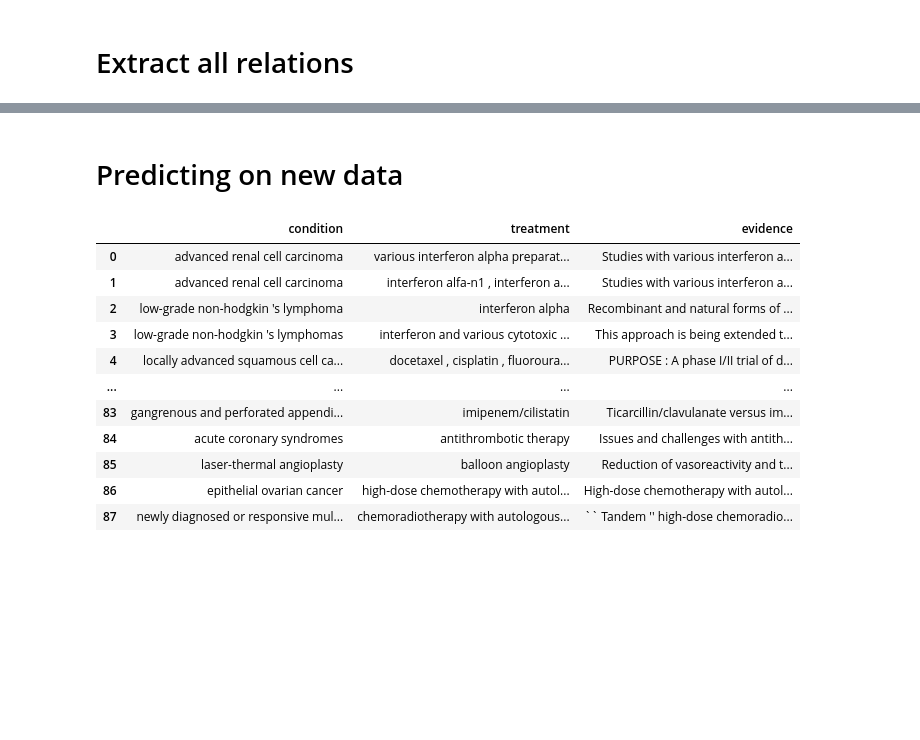
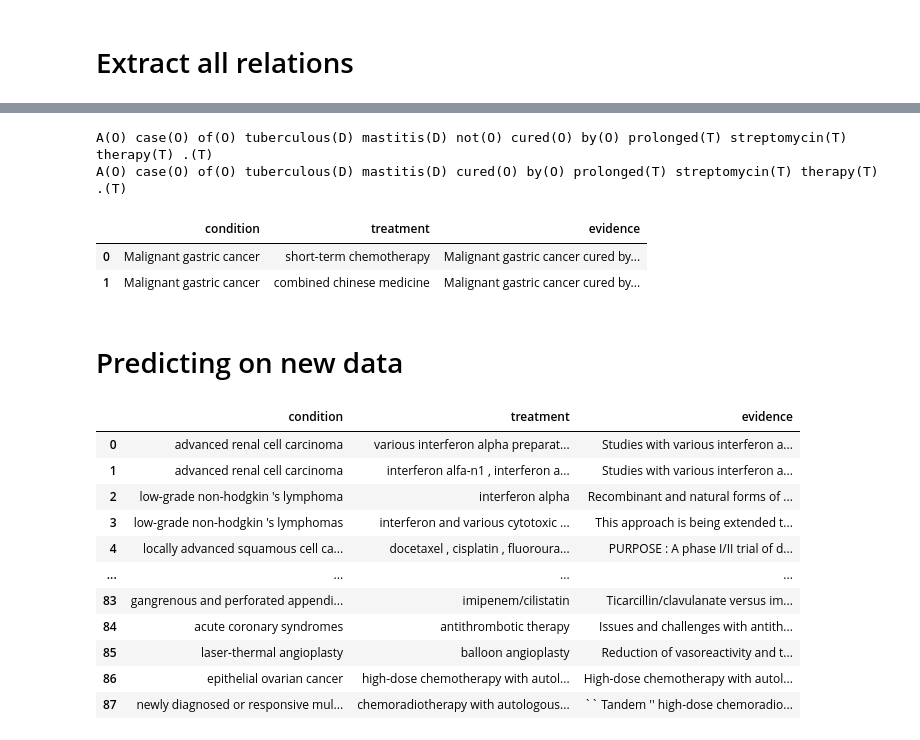
Before and after one commit to orlevit/Intro_to_NLP, a Jupyter notebook: task4/medical/medical.ipynb, the cells around one changed output, grey strips where cells are left out. Drawn from its saved outputs; the diff is of its cells as text; code cells hidden in the pictures; blank space fills up the shorter version.

```diff
--- a/task4/medical/medical.ipynb
+++ b/task4/medical/medical.ipynb
@@ -450,3 +518,28 @@ Process time(minutes):  9.956
+# %%
+# Example for Re that should not be
+txt1 = 'A case of tuberculous mastitis not cured by prolonged streptomycin therapy .'
+yy1 = crf.predict([getFeaturesForOneSentence(txt1)])
+txt2 = 'A case of tuberculous mastitis cured by prolonged streptomycin therapy .'
+yy2 = crf.predict([getFeaturesForOneSentence(txt2)])
+
+strr = ''
+for i,j in zip(txt1.split(),yy1[0]):
+    strr += i+'('+j+') '
+strr2 = ''
+for i,j in zip(txt2.split(),yy2[0]):
+    strr2 += i+'('+j+') '
+
+print(strr)
+print(strr2)
+# %% [output]
+A(O) case(O) of(O) tuberculous(D) mastitis(D) not(O) cured(O) by(O) prolonged(T) streptomycin(T) therapy(T) .(T)
+A(O) case(O) of(O) tuberculous(D) mastitis(D) cured(O) by(O) prolonged(T) streptomycin(T) therapy(T) .(T)
+# %%
+pd.DataFrame(cte)
+# %% [output]
+|  | condition | treatment | evidence |
+| 0 | Malignant gastric cancer | short-term chemotherapy | Malignant gastric cancer cured by... |
+| 1 | Malignant gastric cancer | combined chinese medicine | Malignant gastric cancer cured by... |
 # %% [markdown]
 # Predicting on new data
 # %%
```
Also changed, not shown: parts of 18 cells of this notebook, 3 other files.
